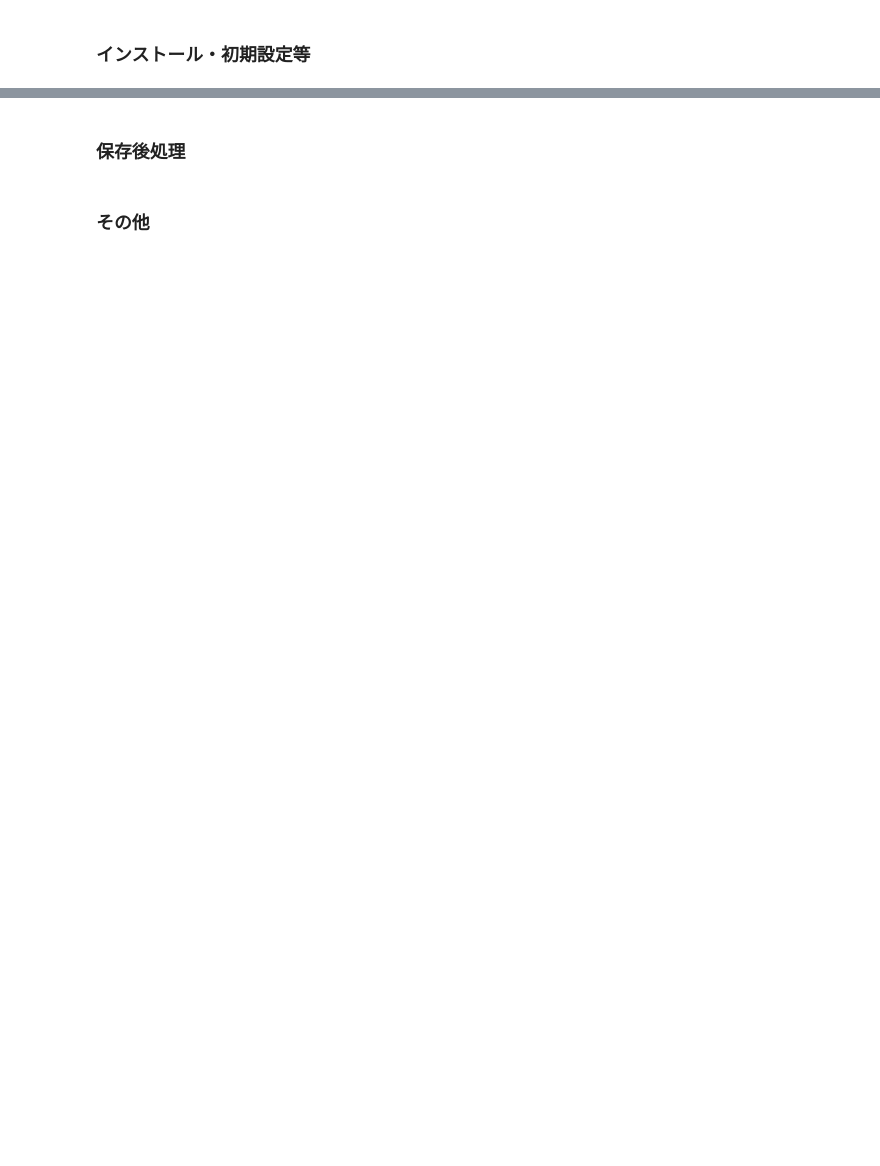
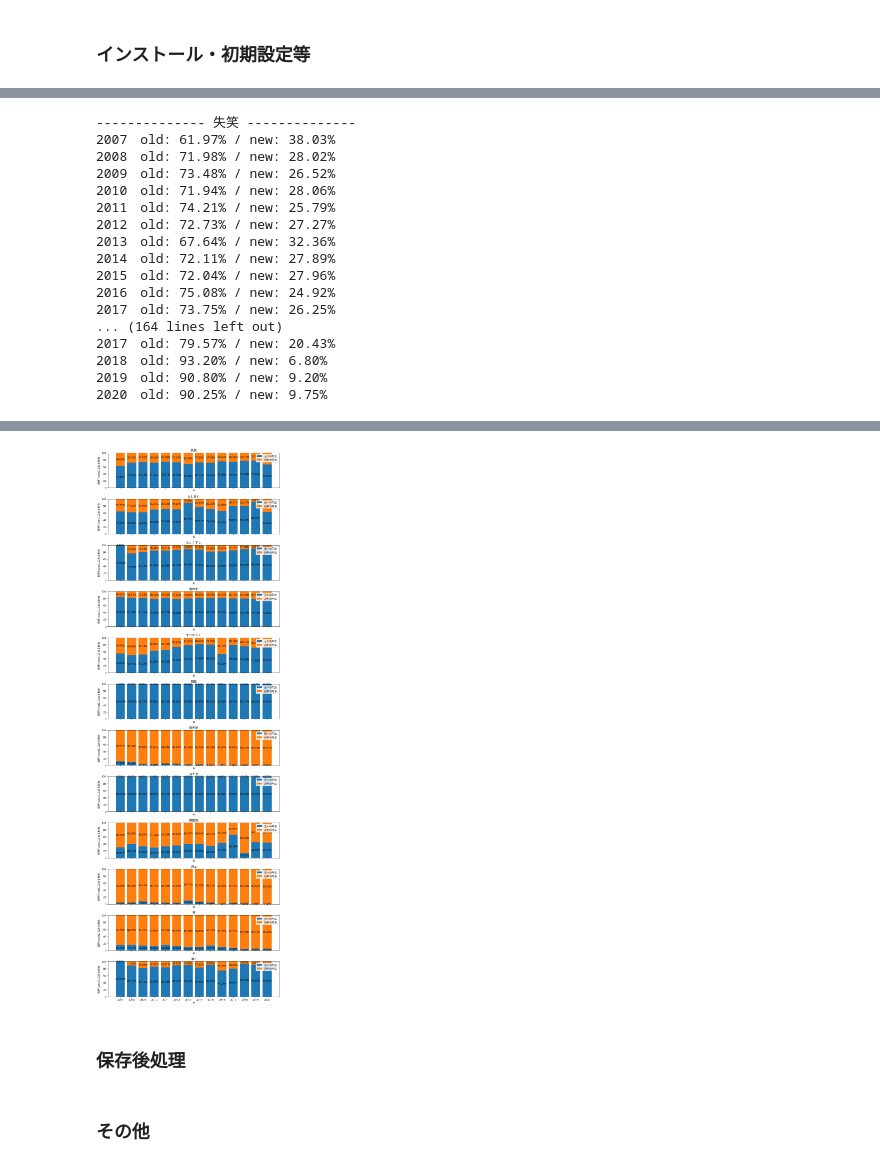
Before and after one commit to Gityosan/google-colab, a Jupyter notebook: bertVevtors.ipynb, the cells around one changed output, grey strips where cells are left out. Saved outputs shown, nothing was run; the diff lists cells and outputs as text; code cells hidden in the pictures; blank space fills up the shorter version.

```diff
--- a/bertVevtors.ipynb
+++ b/bertVevtors.ipynb
@@ -244,8 +254,8 @@ for o in oparation:
     if not len(o["path_list"]):
         print("Pass this loop due to empty of path_list")
         continue
-    sequence_length = 256
-    layer_range = (0, 12)
+    sequence_length = 200
+    layer_range = (8, 12)
     target_word = unicodedata.normalize("NFC", o["word"])
     output_path = (
         base_dir
@@ -266,7 +276,7 @@ for o in oparation:
         target_word=target_word,
         output_path=output_path,
         sequence_length=sequence_length,
-        buffer_size=512,
+        batch_size=1000,
         layer_range=layer_range,
     )
     compare_sentences(
@@ -335,13 +345,3 @@ Finish process : 72.18% / 27.82%
 ------------------------
 Start process : get_vectors
 ... (88 outputs left out)
-# %%
-# 結果確認
-with open(base_dir+"result_data.json") as f:
-    result_data = json.load(f)
-for word in result_data["data"]:
-    print("-------------- "+word+" --------------")
-    item = result_data["data"][word]
-    for year in item:
-        i = item[year]
-        print("old: {:.2%} / new: {:.2%}".format(i["old"] / i["total"], i["new"] / i["total"]))
@@ -365,0 +350,63 @@ old: 22.41% / new: 77.59%
+# %%
+import japanize_matplotlib
+import matplotlib.pyplot as plt
+
+with open(base_dir + "result_data.json") as f:
+    result_data = json.load(f)
+fig, ax = plt.subplots(
+    len(result_data["data"]),
+    1,
+    figsize=(10, 30),
+    sharex=True,
+    sharey=True,
+    tight_layout=True,
+)
+for index, word in enumerate(result_data["data"]):
+    print("-------------- " + word + " --------------")
+    item = result_data["data"][word]
+    ax[index].set_title(word)
+    ax[index].set_xticks(range(2007, 2021))
+    ax[index].set_xlabel("年")
+    ax[index].set_ylabel("取得Tweetに占める割合")
+    bar1 = ax[index].bar(
+        range(2007, 2021),
+        [item[y]["old"] / item[y]["total"]*100 for y in item],
+        label="元々の用法",
+    )
+    ax[index].bar_label(bar1, label_type="center", fmt="%.2f%%")
+    bar2 = ax[index].bar(
+        range(2007, 2021),
+        [item[y]["new"] / item[y]["total"]*100 for y in item],
+        bottom=[item[y]["old"] / item[y]["total"]*100 for y in item],
+        label="近年の用法",
+    )
+    ax[index].bar_label(bar2, label_type="center", fmt="%.2f%%")
+    ax[index].legend(loc=1)
+    for year in item:
+        i = item[year]
+        print(
+            str(year)
+            + "　old: {:.2%} / new: {:.2%}".format(
+                i["old"] / i["total"], i["new"] / i["total"]
+            )
+        )
+plt.savefig(base_dir + "result-12-13.eps")
+plt.show()
+# %% [output]
+-------------- 失笑 --------------
+2007　old: 61.97% / new: 38.03%
+2008　old: 71.98% / new: 28.02%
+2009　old: 73.48% / new: 26.52%
+2010　old: 71.94% / new: 28.06%
+2011　old: 74.21% / new: 25.79%
+2012　old: 72.73% / new: 27.27%
+2013　old: 67.64% / new: 32.36%
+2014　old: 72.11% / new: 27.89%
+2015　old: 72.04% / new: 27.96%
+2016　old: 75.08% / new: 24.92%
+2017　old: 73.75% / new: 26.25%
+... (164 lines left out)
+2017　old: 79.57% / new: 20.43%
+2018　old: 93.20% / new: 6.80%
+2019　old: 90.80% / new: 9.20%
+2020　old: 90.25% / new: 9.75%
@@ -366,3 +414,4 @@ old: 22.41% / new: 77.59%
+[figure, added]
 # %% [markdown]
 ### 保存後処理
 # %%
```
Also changed, not shown: parts of 10 cells of this notebook.
